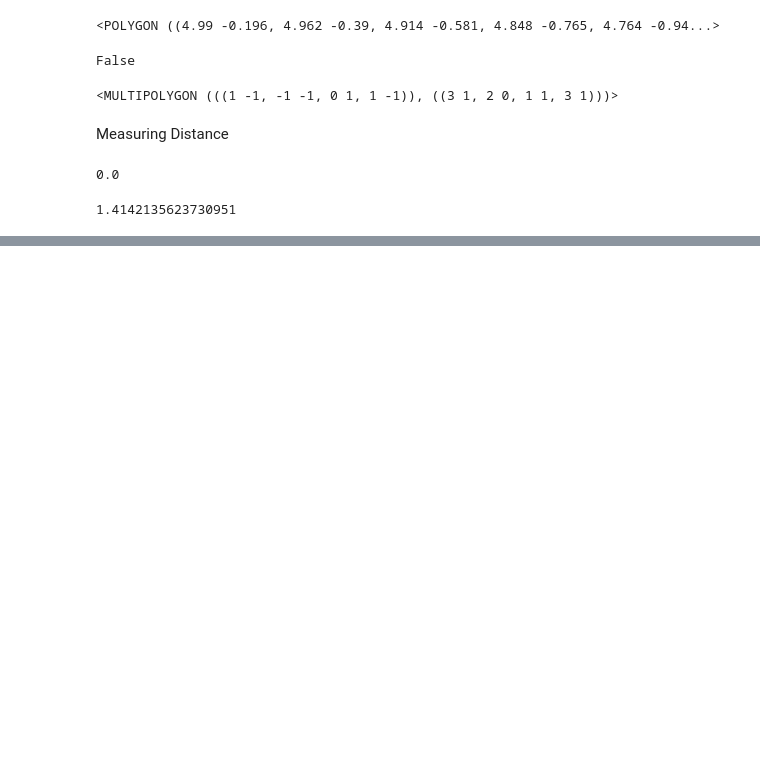
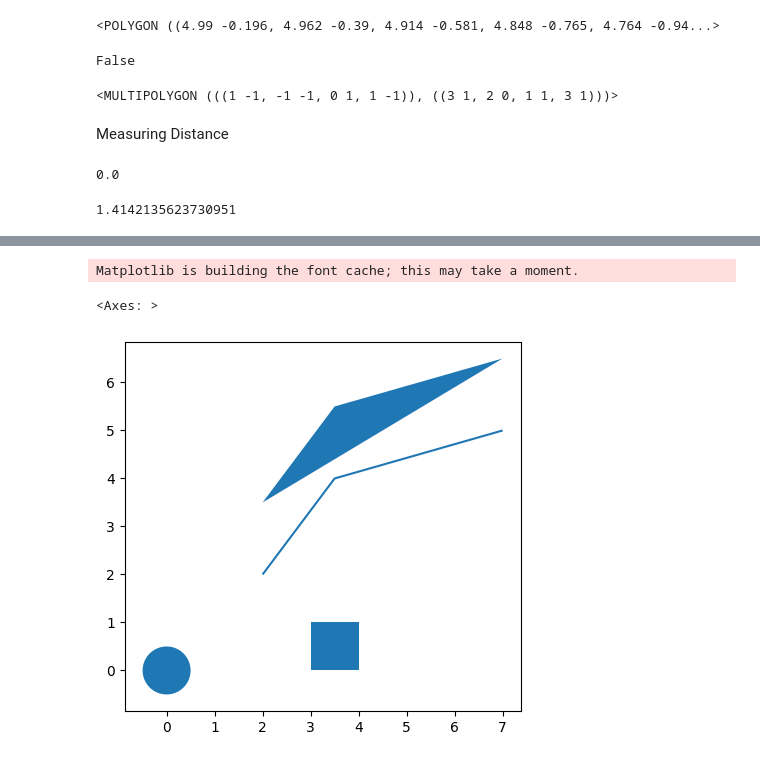
Before and after one commit to anilsapkota/geo-spatial-data-analytics-essential, a Jupyter notebook: onboardGeoPandas.ipynb, the cells around one changed output, grey strips where cells are left out. Cells and saved outputs as stored; diff of their text form; code cells hidden in the pictures; blank space fills up the shorter version.

```diff
--- a/onboardGeoPandas.ipynb
+++ b/onboardGeoPandas.ipynb
@@ -277,0 +327,3 @@ point.distance(triangle_2)
+# %%
+gdf = gpd.GeoDataFrame(geo_data.items(), columns = ['geo_name','geometry'])
+gdf
@@ -277,0 +341,3 @@ point.distance(triangle_2)
+# %%
+gdf['geometry_type'] = gdf['geometry'].apply(lambda x: type(x).__name__)
+gdf
@@ -277,0 +351,3 @@ point.distance(triangle_2)
+# %%
+gdf['geometry_buffered'] = gdf['geometry'].apply(lambda x: x.buffer(0.5))
+gdf
@@ -277,0 +361,5 @@ point.distance(triangle_2)
+# %%
+gdf['geometry_length'] = [g.length for g in gdf['geometry'].to_list()]
+gdf['geometry_area'] = [g.area for g in gdf['geometry'].to_list()]
+
+gdf
@@ -277,0 +385,6 @@ point.distance(triangle_2)
+# %%
+gdf.plot()
+# %% [output]
+Matplotlib is building the font cache; this may take a moment.
+<Axes: >
+[figure, added]
```
Also changed, not shown: parts of 37 cells of this notebook.
